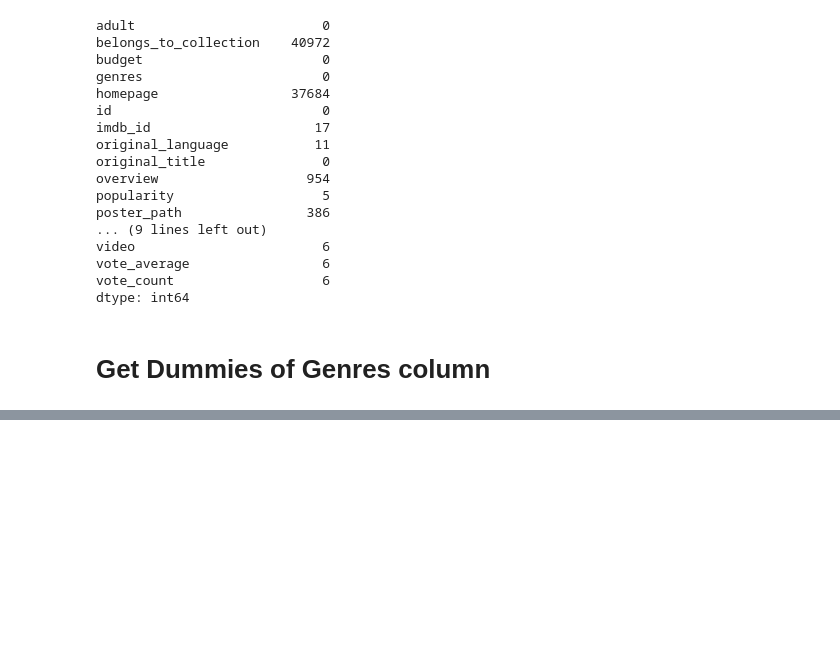
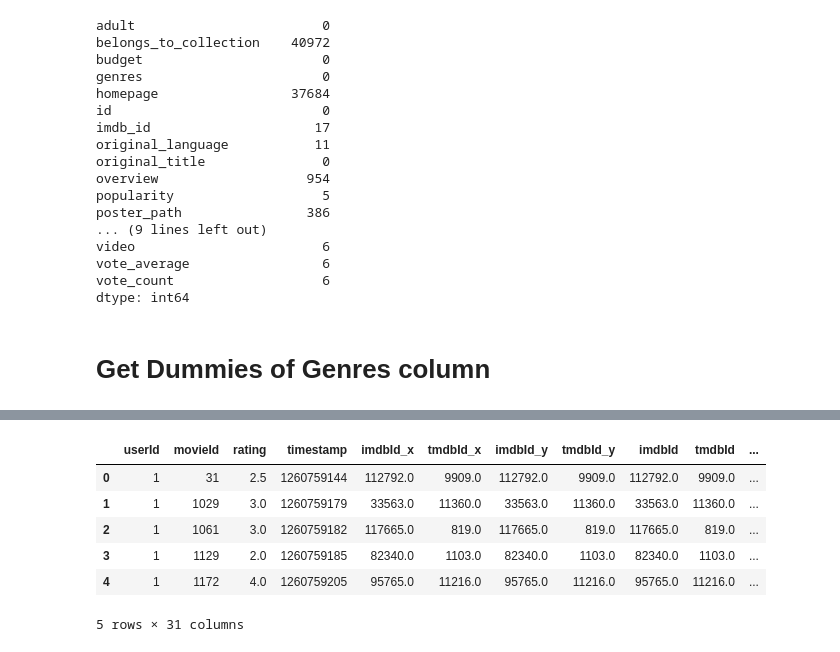
Before and after one commit to castares/movie-recommender, a Jupyter notebook: tests_dataset_analysis.ipynb, the cells around one changed output, grey strips where cells are left out. Saved outputs shown, nothing was run; the diff lists cells and outputs as text; code cells hidden in the pictures; blank space fills up the shorter version.

```diff
--- a/tests_dataset_analysis.ipynb
+++ b/tests_dataset_analysis.ipynb
@@ -243,7 +254,7 @@ def getGenres(row):
 metadata['genres'] = metadata['genres'].apply(lambda x: getGenres(ast.literal_eval(x)))
 # %%
 #Merge the genres column into the Features dataframe.
-features = features.merge(metadata['genres'], how='left', left_on='movieId', right_on=metadata['id'])
+features = features.merge(metadata['genres'], how='left', left_on="tmdbId", right_on=metadata['id'])
 # %% [markdown]
 # Get Dummies of Genres column
 # %%
@@ -254,0 +277,10 @@ features['genres'].isna().sum()
+# %%
+features.head()
+# %% [output]
+|  | userId | movieId | rating | timestamp | imdbId_x | tmdbId_x | imdbId_y | tmdbId_y | imdbId | tmdbId | ... |
+| 0 | 1 | 31 | 2.5 | 1260759144 | 112792.0 | 9909.0 | 112792.0 | 9909.0 | 112792.0 | 9909.0 | ... |
+| 1 | 1 | 1029 | 3.0 | 1260759179 | 33563.0 | 11360.0 | 33563.0 | 11360.0 | 33563.0 | 11360.0 | ... |
+| 2 | 1 | 1061 | 3.0 | 1260759182 | 117665.0 | 819.0 | 117665.0 | 819.0 | 117665.0 | 819.0 | ... |
+| 3 | 1 | 1129 | 2.0 | 1260759185 | 82340.0 | 1103.0 | 82340.0 | 1103.0 | 82340.0 | 1103.0 | ... |
+| 4 | 1 | 1172 | 4.0 | 1260759205 | 95765.0 | 11216.0 | 95765.0 | 11216.0 | 95765.0 | 11216.0 | ... |
+5 rows × 31 columns
```
Also changed, not shown: parts of 3 cells of this notebook.
